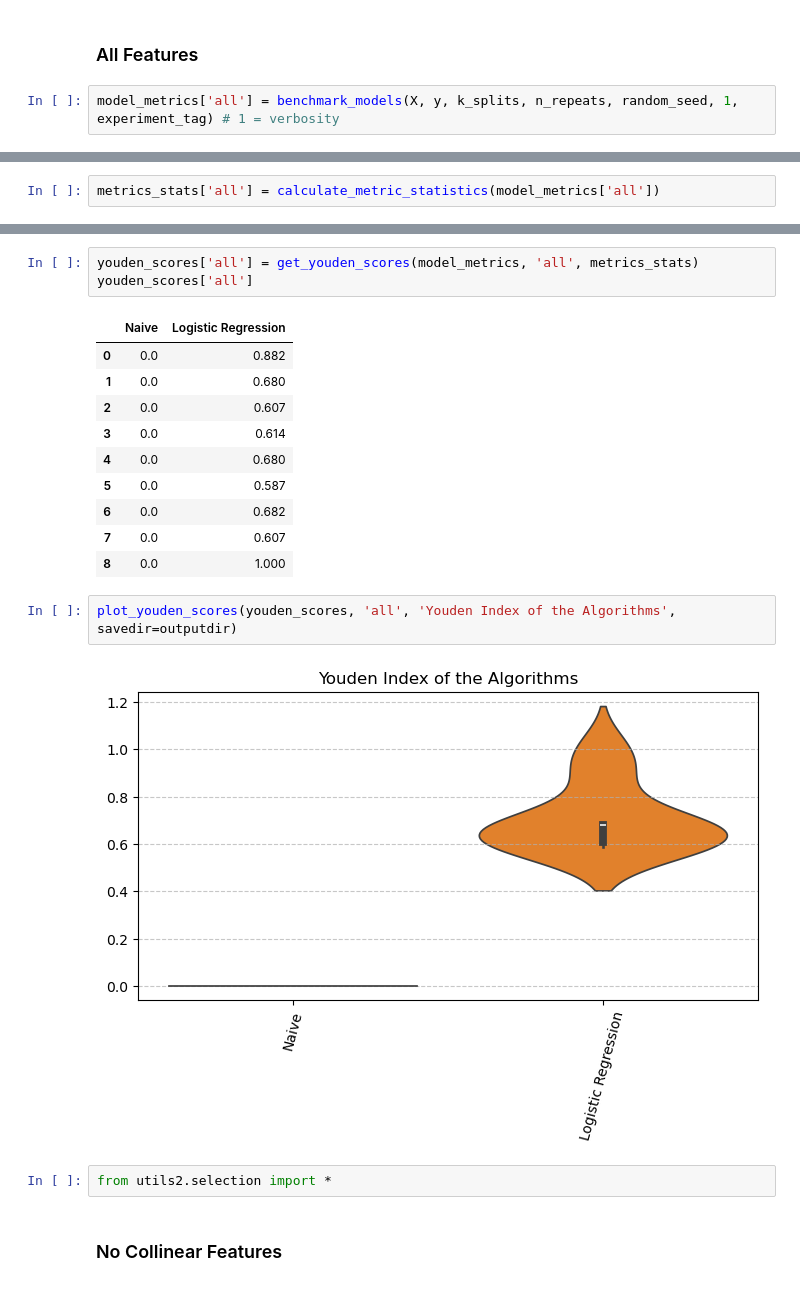
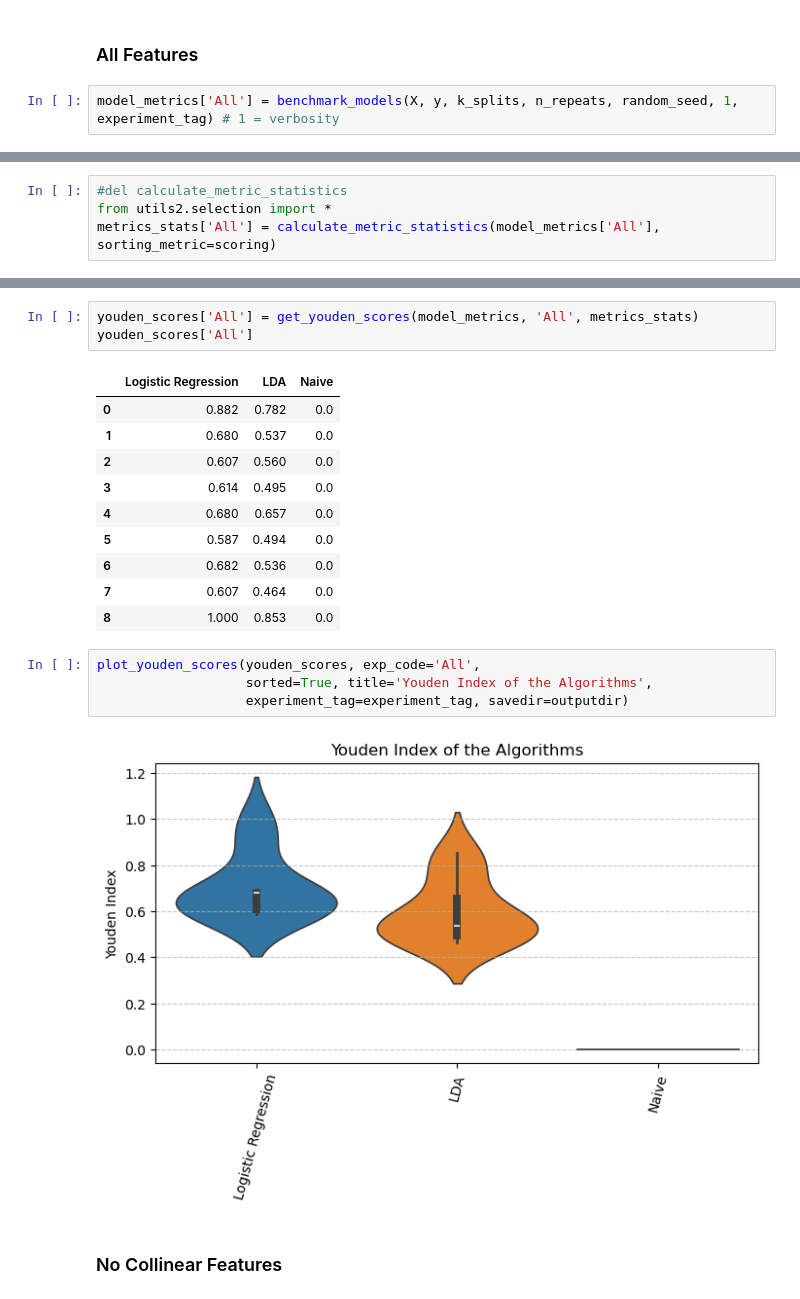
Before and after one commit to acbriza/dpn2026, a Jupyter notebook: module/feature_modeL_selection.ipynb, the cells around one changed output, grey strips where cells are left out. Cells and saved outputs as stored; diff of their text form.

```diff
--- a/module/feature_modeL_selection.ipynb
+++ b/module/feature_modeL_selection.ipynb
@@ -142,7 +145,7 @@ experiments\binary\feature_model_selection
 # %% [markdown]
 ### All Features
 # %%
-model_metrics['all'] = benchmark_models(X, y, k_splits, n_repeats, random_seed, 1, experiment_tag) # 1 = verbosity
+model_metrics['All'] = benchmark_models(X, y, k_splits, n_repeats, random_seed, 1, experiment_tag) # 1 = verbosity
 # %% [output]
 ⏩ Naive: No scaling applied.
 ⚙️ Logistic Regression: Scaling continuous cols with StandardScaler
@@ -197,3 +201,5 @@ model_metrics['all'][0]['rcv_scores']
-# %%
-metrics_stats['all'] = calculate_metric_statistics(model_metrics['all'])
+# %%
+#del calculate_metric_statistics
+from utils2.selection import *
+metrics_stats['All'] = calculate_metric_statistics(model_metrics['All'], sorting_metric=scoring)
 # %%
@@ -211,23 +219,23 @@ metrics_stats['all']['std']
 # %%
-youden_scores['all'] = get_youden_scores(model_metrics, 'all', metrics_stats)
-youden_scores['all']
+youden_scores['All'] = get_youden_scores(model_metrics, 'All', metrics_stats)
+youden_scores['All']
 # %% [output]
-|  | Naive | Logistic Regression |
-| 0 | 0.0 | 0.882 |
-| 1 | 0.0 | 0.680 |
-| 2 | 0.0 | 0.607 |
-| 3 | 0.0 | 0.614 |
-| 4 | 0.0 | 0.680 |
-| 5 | 0.0 | 0.587 |
-| 6 | 0.0 | 0.682 |
-| 7 | 0.0 | 0.607 |
-| 8 | 0.0 | 1.000 |
+|  | Logistic Regression | LDA | Naive |
+| 0 | 0.882 | 0.782 | 0.0 |
+| 1 | 0.680 | 0.537 | 0.0 |
+| 2 | 0.607 | 0.560 | 0.0 |
+| 3 | 0.614 | 0.495 | 0.0 |
+| 4 | 0.680 | 0.657 | 0.0 |
+| 5 | 0.587 | 0.494 | 0.0 |
+| 6 | 0.682 | 0.536 | 0.0 |
+| 7 | 0.607 | 0.464 | 0.0 |
+| 8 | 1.000 | 0.853 | 0.0 |
 # %%
-plot_youden_scores(youden_scores, 'all', 'Youden Index of the Algorithms', savedir=outputdir)
+plot_youden_scores(youden_scores, exp_code='All',
+                   sorted=True, title='Youden Index of the Algorithms',
+                   experiment_tag=experiment_tag, savedir=outputdir)
 # %% [output]
-[figure, old version]
+[figure, new version]
-# %%
-from utils2.selection import *
 # %% [markdown]
 ### No Collinear Features
 # %%
```
Also changed, not shown: parts of 33 cells of this notebook, 1 other file.
